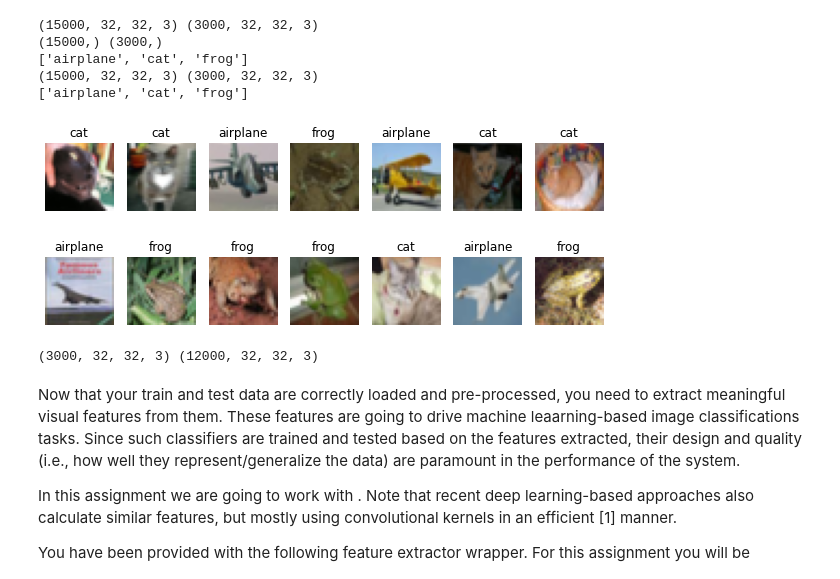
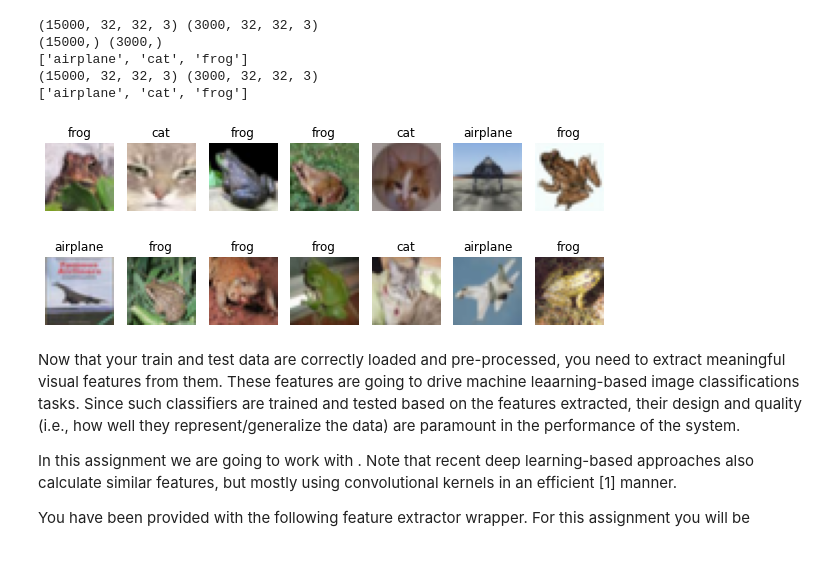
Before and after one commit to bhavanvir/ECE-471, a Jupyter notebook: ECE471_536_Assignment_4/A4_ECE_471_536_Spring_2023.ipynb, the cells around one changed output. Drawn from its saved outputs; the diff is of its cells as text; code cells hidden in the pictures.

Commit message:
Finished load_cifar_dataset(), and fixed issue in display() function.

```diff
--- a/ECE471_536_Assignment_4/A4_ECE_471_536_Spring_2023.ipynb
+++ b/ECE471_536_Assignment_4/A4_ECE_471_536_Spring_2023.ipynb
@@ -179,6 +186,7 @@ OpenCV version: 4.6.0
 Thank you for reading the instructions.
 ----------------------------------------
 # %%
+from IPython.utils.py3compat import decode
 # Helper function provided to you (from the CIFAR website)
 import pickle
 def unpickle(file_name):
@@ -213,7 +221,43 @@ def load_cifar_dataset(data_dir, keep_index=None, seed=0):
     #     N=number of images, H=height, W=width, C=channels.
     # 7. Use the sklearn.utils.shuffle 'shuffle' function to shuffle your train data and train labels, make sure to seed the random_state
 
+  # Source: https://github.com/snatch59/load-cifar-10/blob/master/load_cifar_10.py
+  meta_file = os.path.join(data_dir, 'batches.meta')
+  meta_data = unpickle(meta_file)
+  label_names = [name.decode('utf-8') for name in meta_data[b'label_names']]
 
+  train_data = []
+  train_label = []
+  for i in range(1, 6):
+    file_name = os.path.join(data_dir, f'data_batch_{i}')
+    data_batch = unpickle(file_name)
+    train_data.append(data_batch[b'data'])
+    train_label.append(data_batch[b'labels'])
+  train_data = np.concatenate(train_data, axis=0)
+  train_label = np.concatenate(train_label, axis=0)
+
+  file_name = os.path.join(data_dir, 'test_batch')
+  test_batch = unpickle(file_name)
+  test_data = test_batch[b'data']
+  test_label = np.array(test_batch[b'labels'])
+
+  class_labels = []
+  if keep_index is not None:
+    train_mask = np.isin(train_label, keep_index)
+    test_mask = np.isin(test_label, keep_index)
+    train_data = train_data[train_mask]
+    train_label = train_label[train_mask]
+    test_data = test_data[test_mask]
+    test_label = test_label[test_mask]
+    class_labels = [label_names[i] for i in keep_index]
+
+  train_label = np.array(train_label)
+  test_label = np.array(test_label)
+
+  train_data = train_data.reshape(-1, 3, 32, 32).transpose(0, 2, 3, 1)
+  test_data = test_data.reshape(-1, 3, 32, 32).transpose(0, 2, 3, 1)
+
+  train_data, train_label = shuffle(train_data, train_label, random_state=seed)
   # ~~~~~~~~END TODO~~~~~~~~~~
 
   return train_data, train_label, test_data, test_label, class_labels
@@ -250,21 +294,22 @@ print(class_labels)
 # %%
 def display(data, labels, class_labels, display_n=5):
     columns = display_n
     rows = 1
     fig= plt.figure(figsize=(10, 10))
     for i in range(display_n):
       i+=1
       fig.add_subplot(rows, columns, i)
       plt.imshow(data[i])
       plt.axis('off')
-      index=labels[i]
+      # Fixed issue with index calculation
+      index=int(labels[i]/3)
       plt.title(class_labels[index])
     plt.show()
 
 display(train_data, train_labels, class_labels, 7)
 display(test_data, test_labels, class_labels, 7)
 # %% [output]
-[figure, old version]
+[figure, new version]
 [figure]
 # %%
 # ~~~~~~~START TODO~~~~~~~~~
@@ -274,8 +319,6 @@ display(test_data, test_labels, class_labels, 7)
 
 # ~~~~~~~~END TODO~~~~~~~~~~
 print(val_data.shape, train_data.shape)
-# %% [output]
-(3000, 32, 32, 3) (12000, 32, 32, 3)
 # %% [markdown]
 Now that your train and test data are correctly loaded and pre-processed, you need to extract meaningful visual features from them. These features are going to drive machine leaarning-based image classifications tasks. Since such classifiers are trained and tested based on the features extracted, their design and quality (i.e., how well they represent/generalize the data) are paramount in the performance of the system.
 
```
Also changed, not shown: parts of 6 cells of this notebook.
